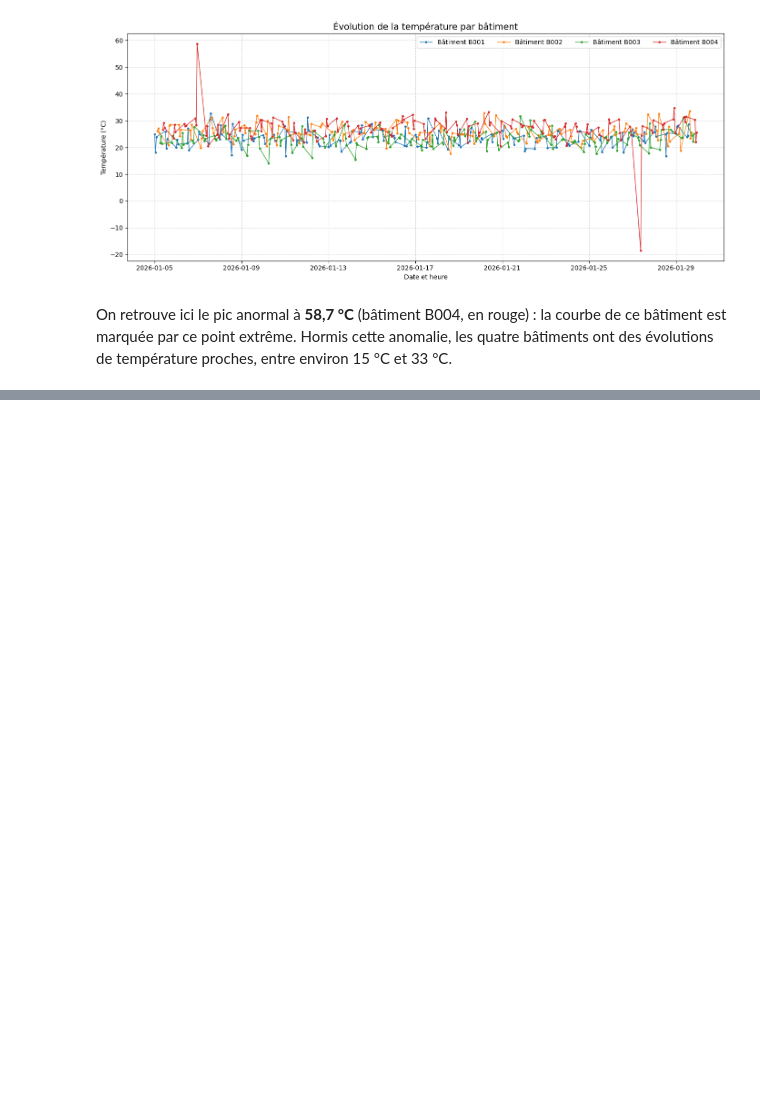
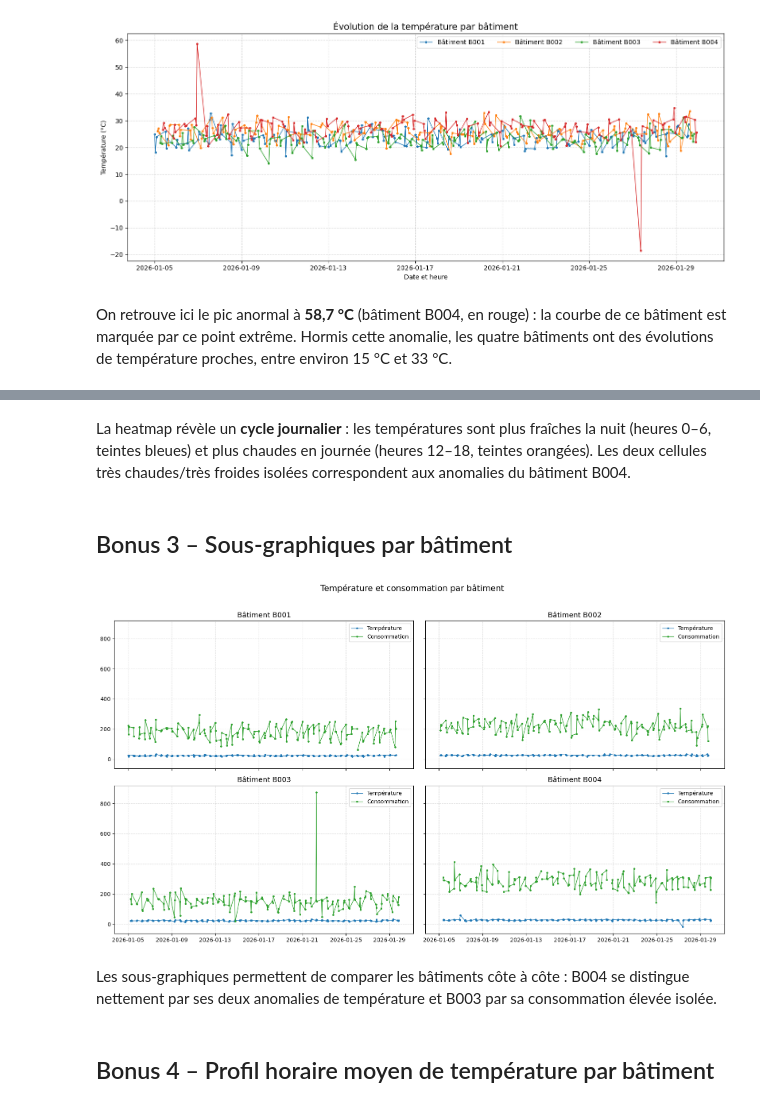
Before and after one commit to boltn5107-sos/atelier-matplotlib, a Jupyter notebook: atelier_matplotlib_iot/notebooks/atelier_matplotlib_iot.ipynb, the cells around one changed output, grey strips where cells are left out. Cells and saved outputs as stored; diff of their text form; code cells hidden in the pictures; blank space fills up the shorter version.

```diff
--- a/atelier_matplotlib_iot/notebooks/atelier_matplotlib_iot.ipynb
+++ b/atelier_matplotlib_iot/notebooks/atelier_matplotlib_iot.ipynb
@@ -553,0 +712,33 @@ des évolutions de température proches, entre environ 15 °C et 33 °C.
+# %% [markdown]
+La heatmap révèle un **cycle journalier** : les températures sont plus fraîches la nuit
+(heures 0–6, teintes bleues) et plus chaudes en journée (heures 12–18, teintes orangées).
+Les deux cellules très chaudes/très froides isolées correspondent aux anomalies du bâtiment
+B004.
+# %% [markdown]
+## Bonus 3 – Sous-graphiques par bâtiment
+# %%
+fig, axes = plt.subplots(2, 2, figsize=(16, 9), sharex=True, sharey=True)
+
+for i, batiment in enumerate(["B001", "B002", "B003", "B004"]):
+    ax = axes[i // 2, i % 2]
+    subset = df_clean[df_clean["batiment"] == batiment]
+
+    ax.plot(subset["date_heure"], subset["temperature"], marker="o", markersize=2.5,
+            linewidth=1, color="tab:blue", label="Température")
+    ax.plot(subset["date_heure"], subset["consommation"], marker="o", markersize=2.5,
+            linewidth=1, color="tab:green", label="Consommation")
+
+    ax.set_title(f"Bâtiment {batiment}", fontsize=13)
+    ax.legend(loc="upper right")
+    ax.grid(True, linestyle="--", alpha=0.4)
+
+fig.suptitle("Température et consommation par bâtiment", fontsize=15, y=1.02)
+fig.tight_layout()
+plt.show()
+# %% [output]
+[figure, added]
+# %% [markdown]
+Les sous-graphiques permettent de comparer les bâtiments côte à côte : B004 se distingue
+nettement par ses deux anomalies de température et B003 par sa consommation élevée isolée.
+# %% [markdown]
+## Bonus 4 – Profil horaire moyen de température par bâtiment
```
Also changed, not shown: parts of 20 cells of this notebook, 2 other files.
